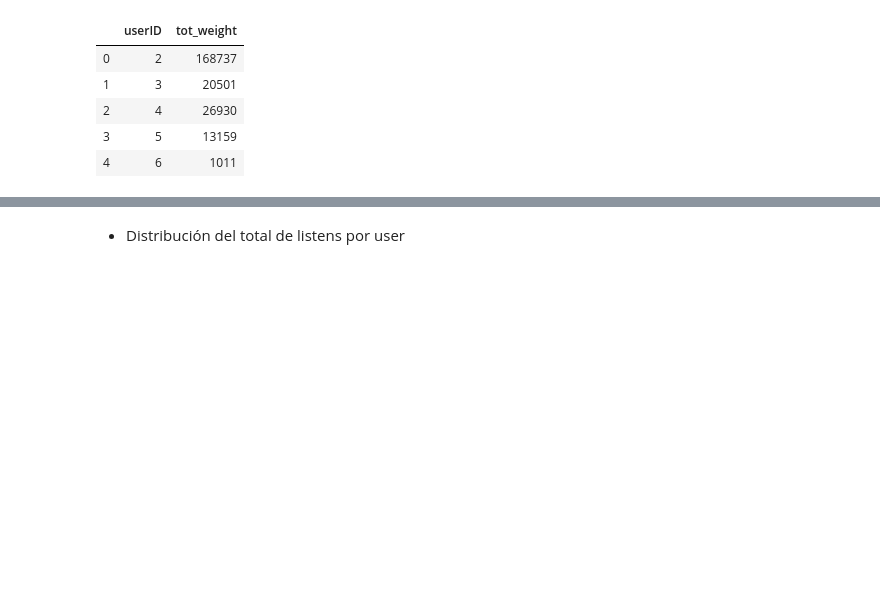
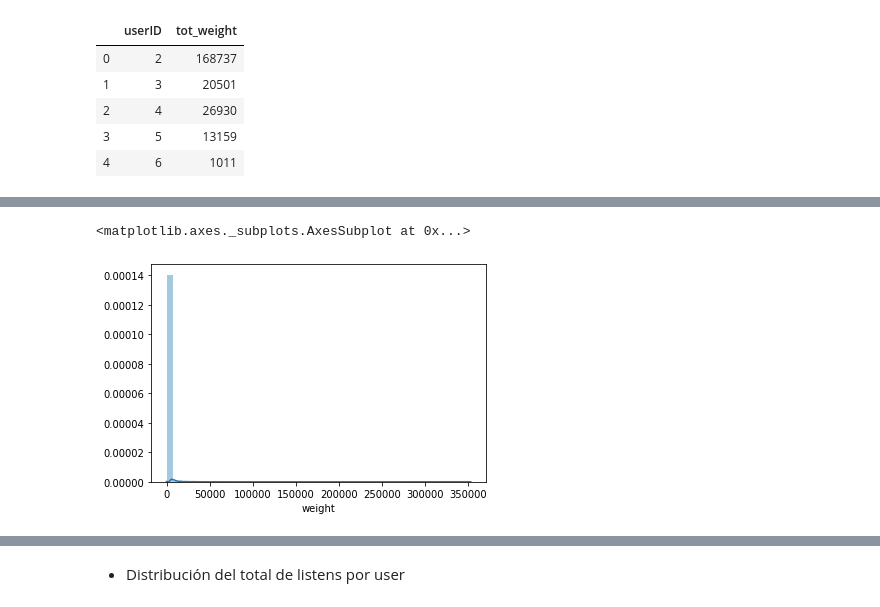
Before and after one commit to mnuclle/DiploDatos, a Jupyter notebook: 07 - Sistemas de Recomendación/SistemasDeRecomendacion-master/practico_1.ipynb, the cells around one changed output, grey strips where cells are left out. Drawn from its saved outputs; the diff is of its cells as text; code cells hidden in the pictures; blank space fills up the shorter version.

```diff
--- a/07 - Sistemas de Recomendación/SistemasDeRecomendacion-master/practico_1.ipynb
+++ b/07 - Sistemas de Recomendación/SistemasDeRecomendacion-master/practico_1.ipynb
@@ -98,3 +137,11 @@ df_analisis_norm.head()
 | 2 | 2 | 53 | 11351 | 53 | Air | http://www.last.fm/music/Air | http://userserve-ak.last.fm/serve... | 168737 | 0.067270 |
 | 3 | 2 | 54 | 10300 | 54 | Hooverphonic | http://www.last.fm/music/Hooverph... | http://userserve-ak.last.fm/serve... | 168737 | 0.061042 |
 | 4 | 2 | 55 | 8983 | 55 | Kylie Minogue | http://www.last.fm/music/Kylie+Mi... | http://userserve-ak.last.fm/serve... | 168737 | 0.053237 |
+# %%
+dist_list_x_user_nn = df_analisis_norm[['userID','weight']]
+dist_list_x_user_nn
+
+sns.distplot(dist_list_x_user_nn.weight)
+# %% [output]
+<matplotlib.axes._subplots.AxesSubplot at 0x...>
+[figure, added]
```
Also changed, not shown: parts of 26 cells of this notebook.
